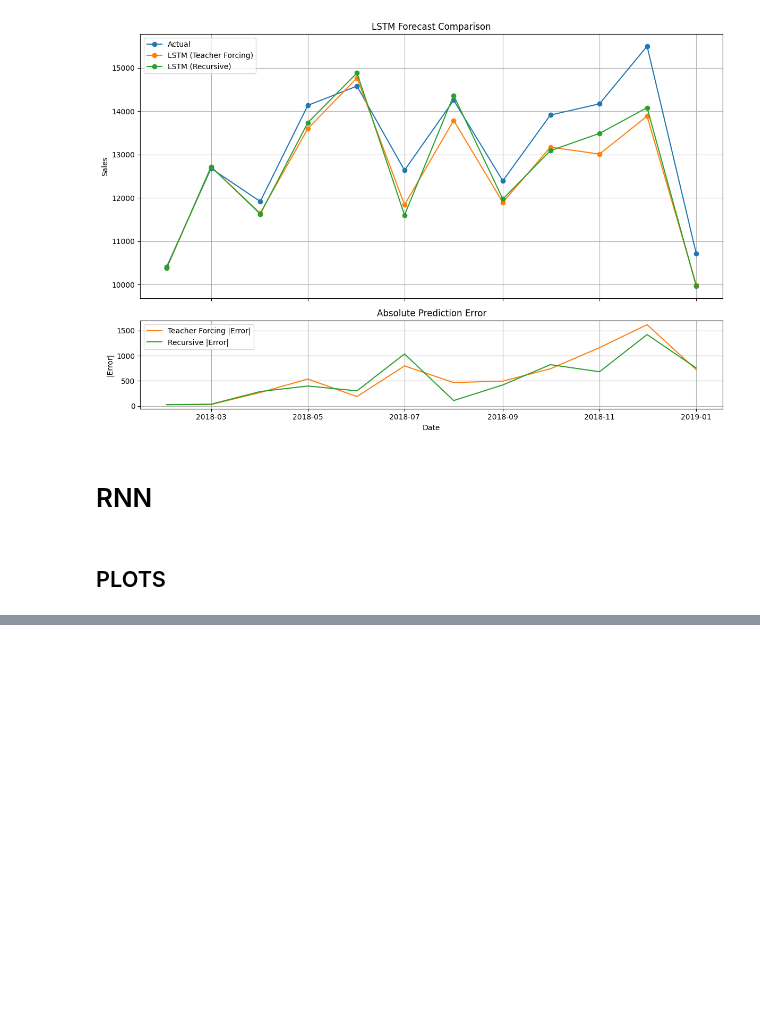
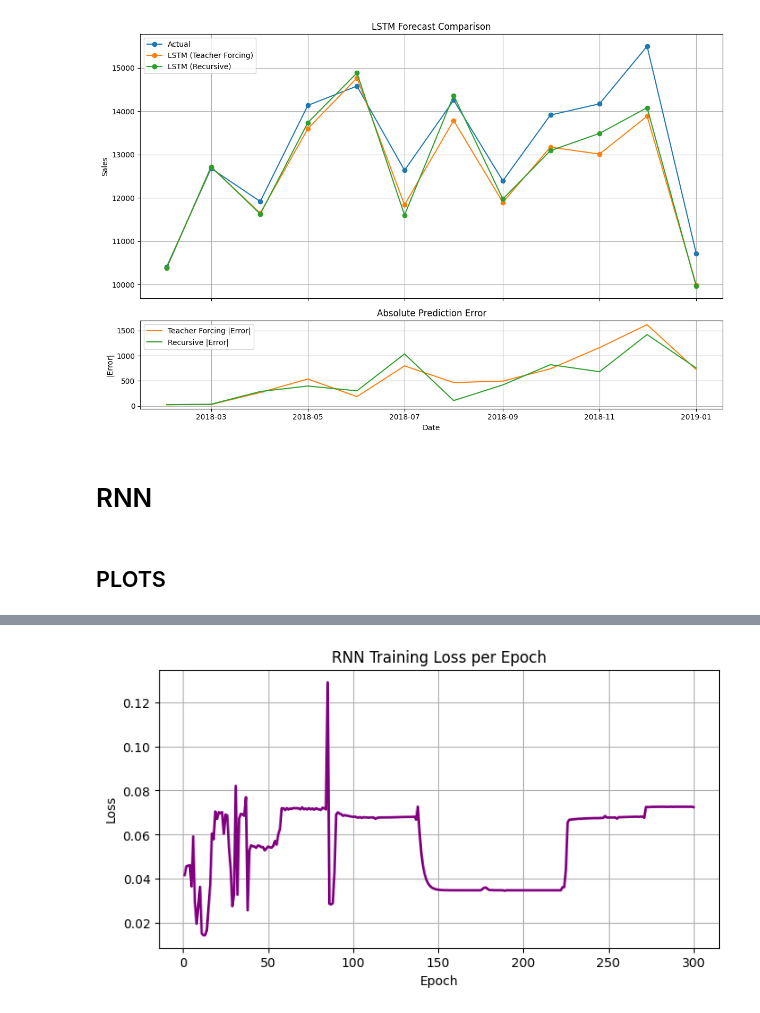
Before and after one commit to KcNiraj3/LSTM-RNN-AlcholSales, a Jupyter notebook: RNN&LSTM.ipynb, the cells around one changed output, grey strips where cells are left out. Drawn from its saved outputs; the diff is of its cells as text; code cells hidden in the pictures; blank space fills up the shorter version.

```diff
--- a/RNN&LSTM.ipynb
+++ b/RNN&LSTM.ipynb
@@ -614,3 +651,16 @@ Epoch 200 | Loss: 0.071656
+# %%
+# plot the loss curve
+import matplotlib.pyplot as plt
+
+plt.figure(figsize=(8,4))
+plt.plot(range(1, epochs+1), loss_hstry, color='purple', linewidth=2)
+plt.title('RNN Training Loss per Epoch')
+plt.xlabel('Epoch')
+plt.ylabel('Loss')
+plt.grid(True)
+plt.show()
+# %% [output]
+[figure, added]
 # %%
 rnn_model.eval()
 
```
Also changed, not shown: parts of 12 cells of this notebook.
